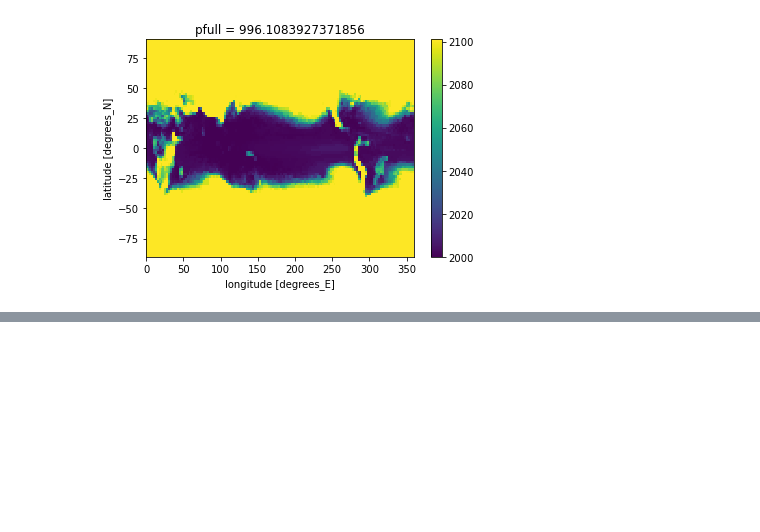
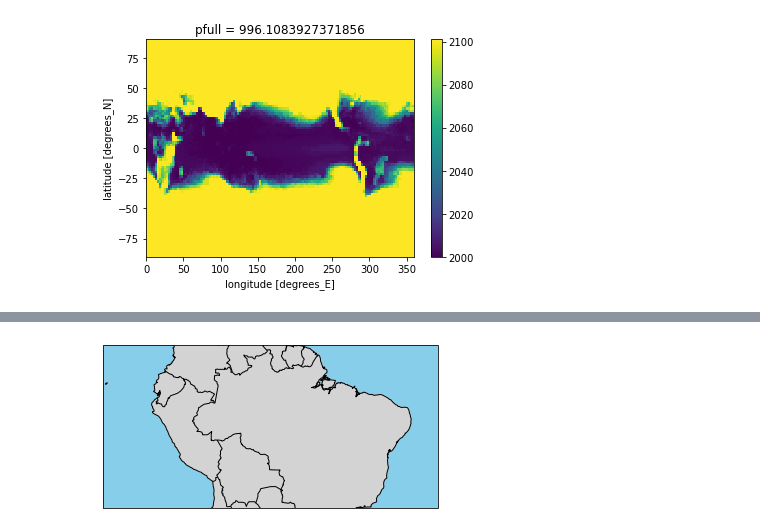
Before and after one commit to KYan19/pei, a Jupyter notebook: notebooks/0_Testing.ipynb, the cells around one changed output, grey strips where cells are left out. Saved outputs shown, nothing was run; the diff lists cells and outputs as text; code cells hidden in the pictures; blank space fills up the shorter version.

```diff
--- a/notebooks/0_Testing.ipynb
+++ b/notebooks/0_Testing.ipynb
@@ -137,0 +69,4 @@ Data variables:
+# %%
+lf.map_region('Northern South America','CESM2')
+# %% [output]
+[figure, added]
```
Also changed, not shown: parts of 18 cells of this notebook, 4 other files.
